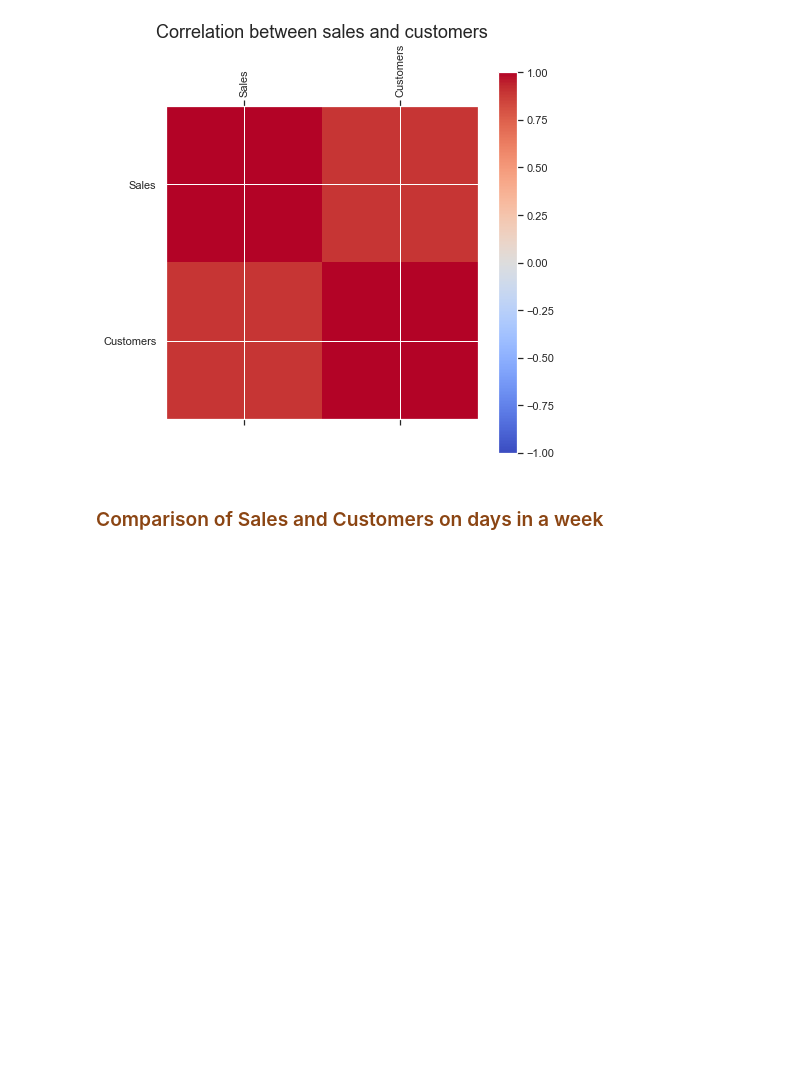
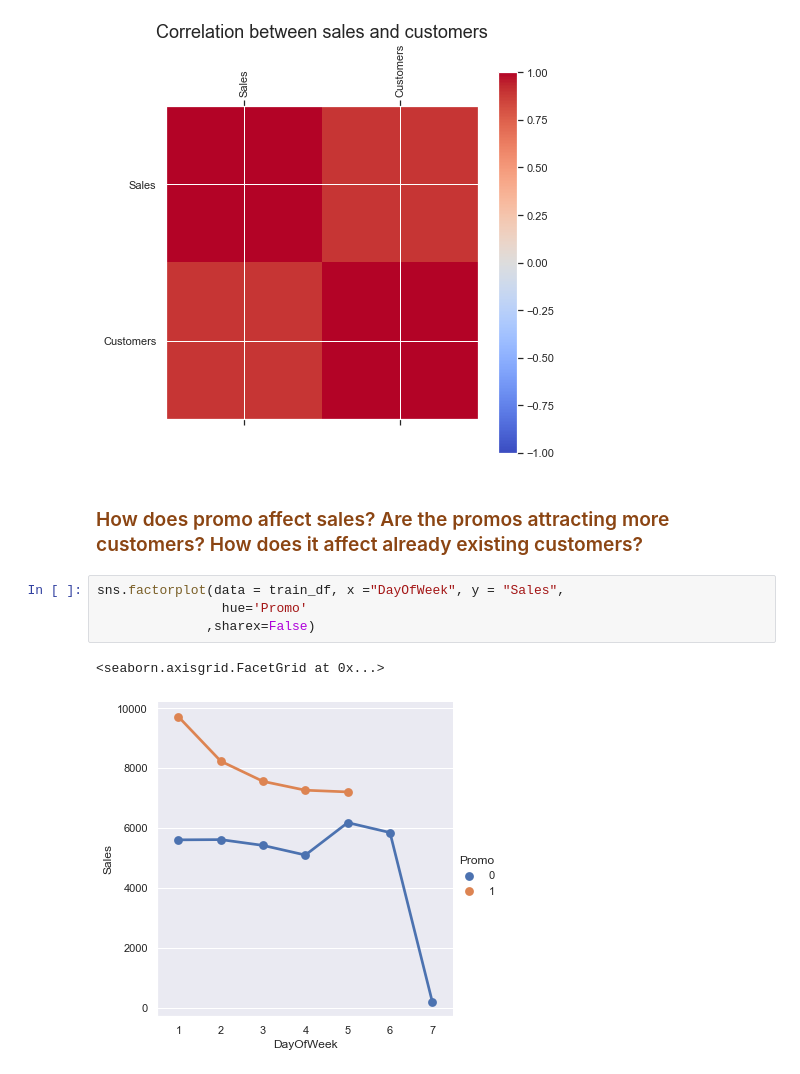
Before and after one commit to Melak2017/Pharmaceutical-Sales-Prediction-, a Jupyter notebook: notebooks/data_exploration.ipynb, the cells around one changed output. Drawn from its saved outputs; the diff is of its cells as text; blank space fills up the shorter version.

Commit message:
effect of sales on promotion

```diff
--- a/notebooks/data_exploration.ipynb
+++ b/notebooks/data_exploration.ipynb
@@ -406,5 +406,12 @@ ax.set_yticklabels(df_corr.columns)
 plt.show()
 # %% [output]
 [figure]
-# %% [markdown]
-### <font color='saddlebrown'>Comparison of Sales and Customers on days in a week</font>
+# %% [markdown]
+### <font color='saddlebrown'>How does promo affect sales? Are the promos attracting more customers? How does it affect already existing customers?</font>
+# %%
+sns.factorplot(data = train_df, x ="DayOfWeek", y = "Sales",
+                hue='Promo'
+              ,sharex=False)
+# %% [output]
+<seaborn.axisgrid.FacetGrid at 0x...>
+[figure, added]
```
Also changed, not shown: parts of 1 cell of this notebook.
